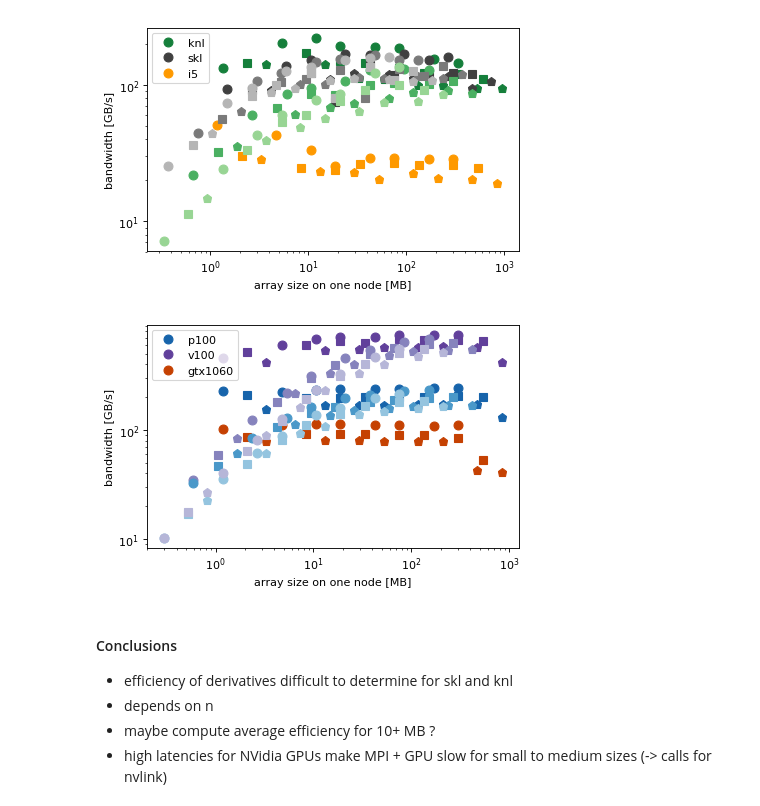
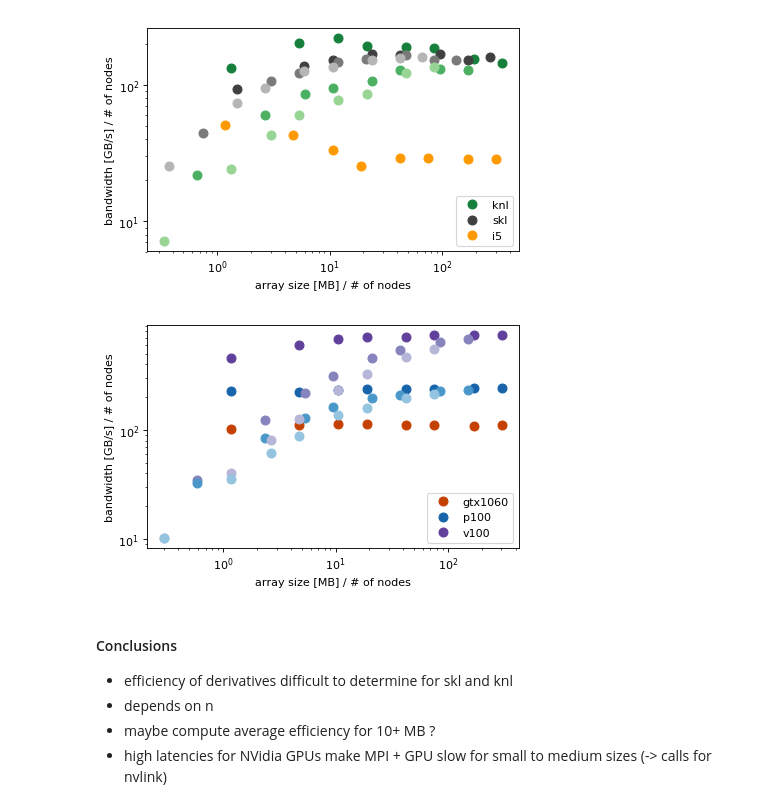
Before and after one commit to mwiesenberger/performance, a Jupyter notebook: 3-Dx-Dy-Plot.ipynb, the cells around one changed output. Saved outputs shown, nothing was run; the diff lists cells and outputs as text; code cells hidden in the pictures.

```diff
--- a/3-Dx-Dy-Plot.ipynb
+++ b/3-Dx-Dy-Plot.ipynb
@@ -9,7 +9,8 @@ import matplotlib.cm as cm
 filesCPUs = {
          'knl_mpi1':('knl',1), 'knl_mpi2':('knl',2), 'knl_mpi4':('knl',4),
          'skl_mpi1':('skl',1), 'skl_mpi2':('skl',2), 'skl_mpi4':('skl',4),
-         'i5':('i5',1)}
+         'i5':('i5',1)
+}
 filesGPUs = {
          'p100_mpi1':('p100',1), 'p100_mpi2':('p100',2), 'p100_mpi4':('p100',4),
          'v100_mpi1':('v100',1), 'v100_mpi2':('v100',2), 'v100_mpi4':('v100',4),
@@ -28,45 +29,45 @@ arch = {'knl':(cm.Greens,450,0.5,0.33),'skl':(cm.Greys,200,0.5,0.75),'p100':(cm.
 intens={1:0.8, 2:0.6, 4:0.4}
 marker={2:'d', 3:'o', 4:'s',5:'p'}
 # %%
-ns=[3,4,5]
+ns=[3]
 for filelist in [cpuFiles, gpuFiles]:
     for q in ['dxdy']:#['dx','dy','dxdy']:
         fig,ax=plt.subplots(1,1,figsize=(6,3.7),dpi= 80, facecolor='w', edgecolor='k')
         for f, v in filelist.items():
             #read in csv file
             df=pd.read_csv('benchmark_'+f+'.csv', delimiter=' ')
             #add size and get rid of non-relevant columns
             df.insert(0,'size', 8*df['n']*df['n']*df['Nx']*df['Ny']/1e6/v[1])
             bw = df[['n','Nx','Ny','size']]
             bw = bw.assign(dx = df['size']/1000*3/df['dx'])#/arch[v[0]][1])
             bw = bw.assign(dy = df['size']/1000*3/df['dy'])#/arch[v[0]][1])
             bw = bw.assign(dxdy=2.0*bw['dx']*bw['dy']/(bw['dx']+bw['dy']))
             #compute mean and standard derivation of 'same' groups
             bw=bw.groupby(['n', 'Nx','Ny','size']).agg(['mean', 'std'])
             bw=bw.reset_index(level=['Nx','Ny','size'])
             for n in ns:
                 bw.loc[n][q].plot(ax=ax,color=arch[v[0]][0](intens[v[1]]), marker=marker[n],ls='',
                         x=bw.loc[n,'size'],y='mean',label=v[0], markersize=8)
-        plt.xlabel('array size on one node [MB]')
-        plt.ylabel('bandwidth [GB/s]')
+        plt.xlabel('array size [MB] / # of nodes')
+        plt.ylabel('bandwidth [GB/s] / # of nodes')
         plt.xscale('log')
         plt.yscale('log')
         #for k,v in arch.items():
         #    if q=='mixed' :
         #        plt.axhline(y=v[3],xmin=v[2],xmax=1,color=v[0](1.0),lw=2)
         handles, labels = plt.gca().get_legend_handles_labels()
         handles = handles[0:len(ns)*number:len(ns)]; labels = labels[0:len(ns)*number:len(ns)]
-        plt.legend(handles, labels, loc='upper left',numpoints=1)
+        plt.legend(handles, labels, loc='lower right',numpoints=1)
         #plt.title(q)
         #plt.ylim(5,1000)
         #plt.xlim(10,1000)
         if filelist == cpuFiles :
             plt.savefig(q+'_cpu.pdf',bbox_inches='tight')
         if filelist == gpuFiles :
             plt.savefig(q+'_gpu.pdf',bbox_inches='tight')
 # %% [output]
-[figure, old version]
+[figure, new version]
-[figure, old version]
+[figure, new version]
 # %% [markdown]
 #### Conclusions
 - efficiency of derivatives difficult to determine for skl and knl
```
Also changed, not shown: 2 other files.
